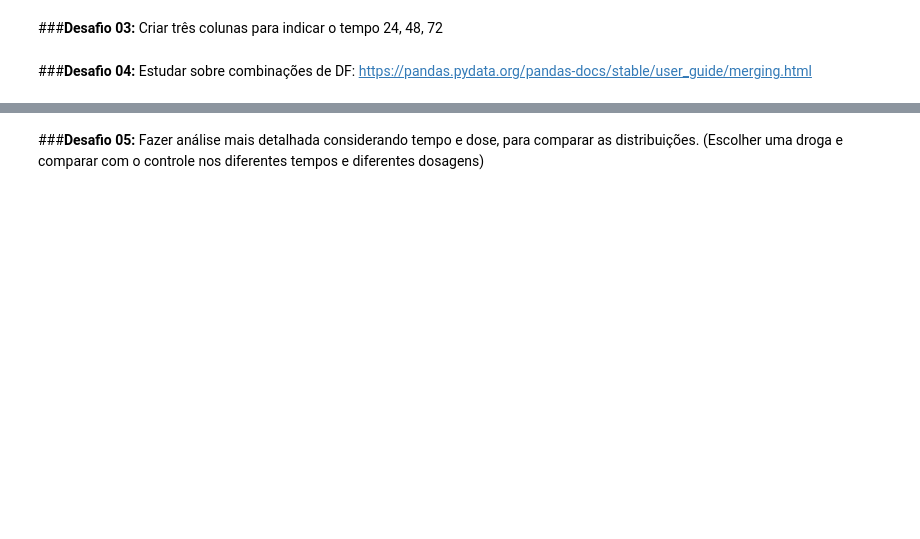
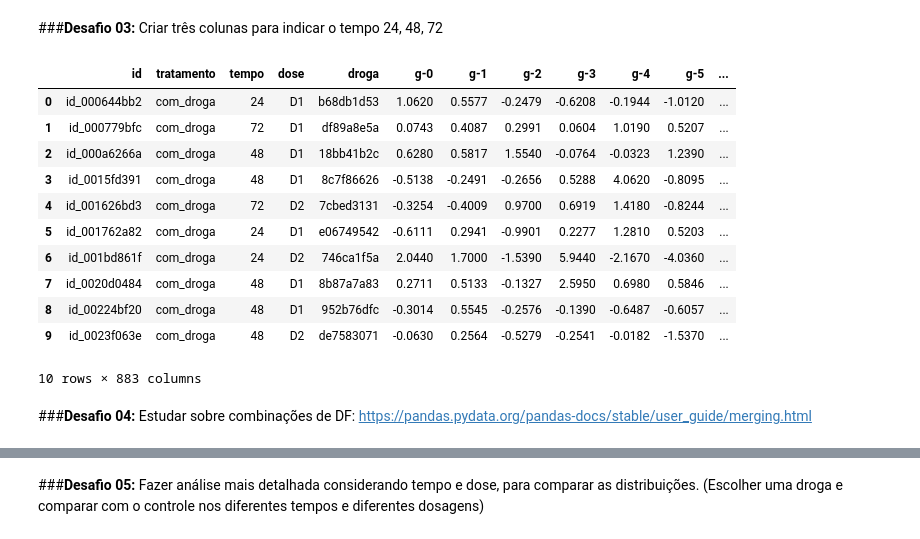
Before and after one commit to Andremarcucci98/ImersaoDados3--Alura, a Jupyter notebook: Imersao_Dados_Aula04.ipynb, the cells around one changed output, grey strips where cells are left out. Saved outputs shown, nothing was run; the diff lists cells and outputs as text; code cells hidden in the pictures; blank space fills up the shorter version.

```diff
--- a/Imersao_Dados_Aula04.ipynb
+++ b/Imersao_Dados_Aula04.ipynb
@@ -445,4 +513,23 @@ plt.show()
 # %% [markdown]
 ###**Desafio 03:** Criar três colunas para indicar o tempo 24, 48, 72
+# %%
+dados_combinados['tempo_24'] = (dados_combinados['tempo'] == 24)
+dados_combinados['tempo_48'] = (dados_combinados['tempo'] == 48)
+dados_combinados['tempo_72'] = (dados_combinados['tempo'] == 72)
+dados_combinados[:10]
+# %% [output]
+|  | id | tratamento | tempo | dose | droga | g-0 | g-1 | g-2 | g-3 | g-4 | g-5 | ... |
+| 0 | id_000644bb2 | com_droga | 24 | D1 | b68db1d53 | 1.0620 | 0.5577 | -0.2479 | -0.6208 | -0.1944 | -1.0120 | ... |
+| 1 | id_000779bfc | com_droga | 72 | D1 | df89a8e5a | 0.0743 | 0.4087 | 0.2991 | 0.0604 | 1.0190 | 0.5207 | ... |
+| 2 | id_000a6266a | com_droga | 48 | D1 | 18bb41b2c | 0.6280 | 0.5817 | 1.5540 | -0.0764 | -0.0323 | 1.2390 | ... |
+| 3 | id_0015fd391 | com_droga | 48 | D1 | 8c7f86626 | -0.5138 | -0.2491 | -0.2656 | 0.5288 | 4.0620 | -0.8095 | ... |
+| 4 | id_001626bd3 | com_droga | 72 | D2 | 7cbed3131 | -0.3254 | -0.4009 | 0.9700 | 0.6919 | 1.4180 | -0.8244 | ... |
+| 5 | id_001762a82 | com_droga | 24 | D1 | e06749542 | -0.6111 | 0.2941 | -0.9901 | 0.2277 | 1.2810 | 0.5203 | ... |
+| 6 | id_001bd861f | com_droga | 24 | D2 | 746ca1f5a | 2.0440 | 1.7000 | -1.5390 | 5.9440 | -2.1670 | -4.0360 | ... |
+| 7 | id_0020d0484 | com_droga | 48 | D1 | 8b87a7a83 | 0.2711 | 0.5133 | -0.1327 | 2.5950 | 0.6980 | 0.5846 | ... |
+| 8 | id_00224bf20 | com_droga | 48 | D1 | 952b76dfc | -0.3014 | 0.5545 | -0.2576 | -0.1390 | -0.6487 | -0.6057 | ... |
+| 9 | id_0023f063e | com_droga | 48 | D2 | de7583071 | -0.0630 | 0.2564 | -0.5279 | -0.2541 | -0.0182 | -1.5370 | ... |
+10 rows × 883 columns
 # %% [markdown]
-###**Desafio 04:** Estudar sobre combinações de DF: https://pandas.pydata.org/pandas-docs/stable/user_guide/merging.html
+###**Desafio 04:** Estudar sobre combinações de DF:
+https://pandas.pydata.org/pandas-docs/stable/user_guide/merging.html
```
Also changed, not shown: parts of 13 cells of this notebook.
